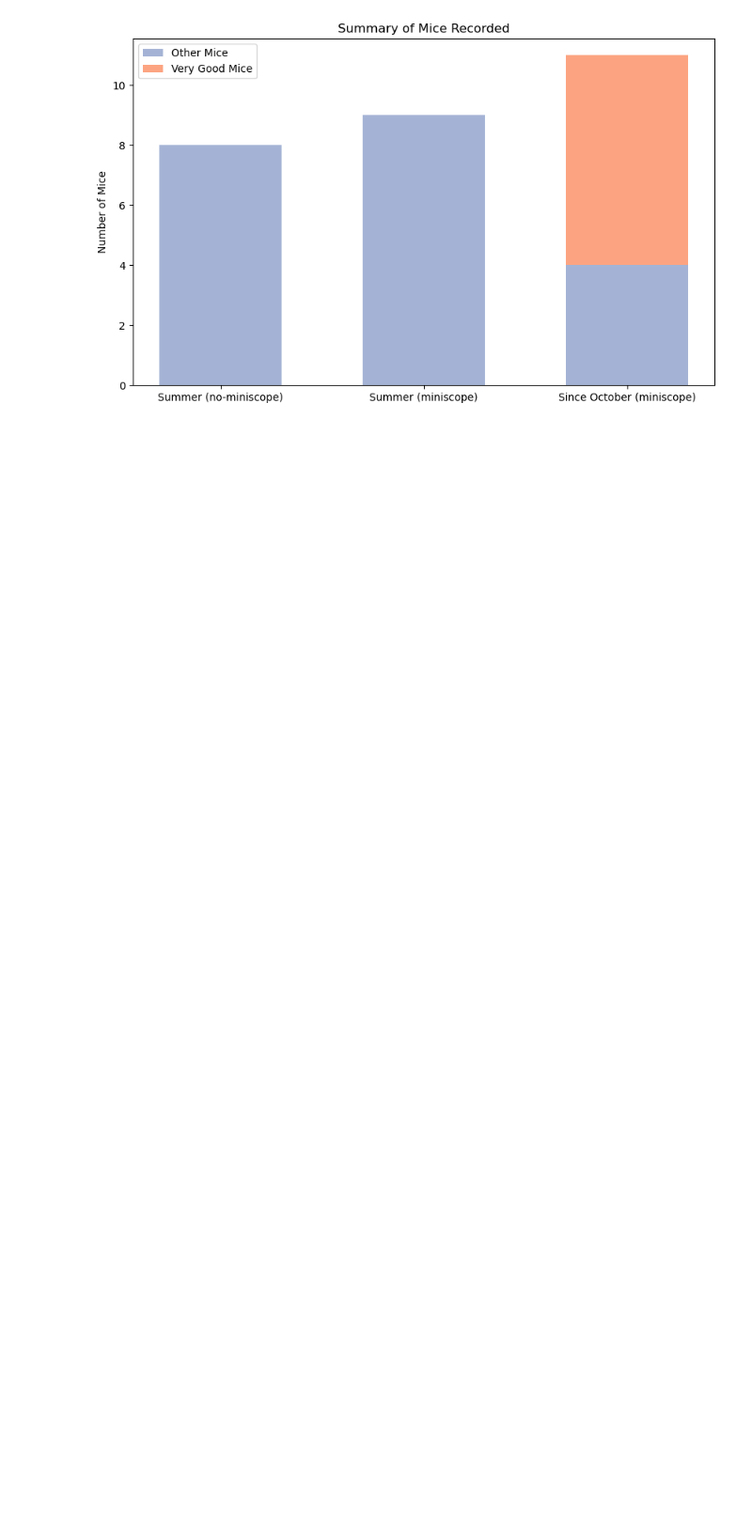
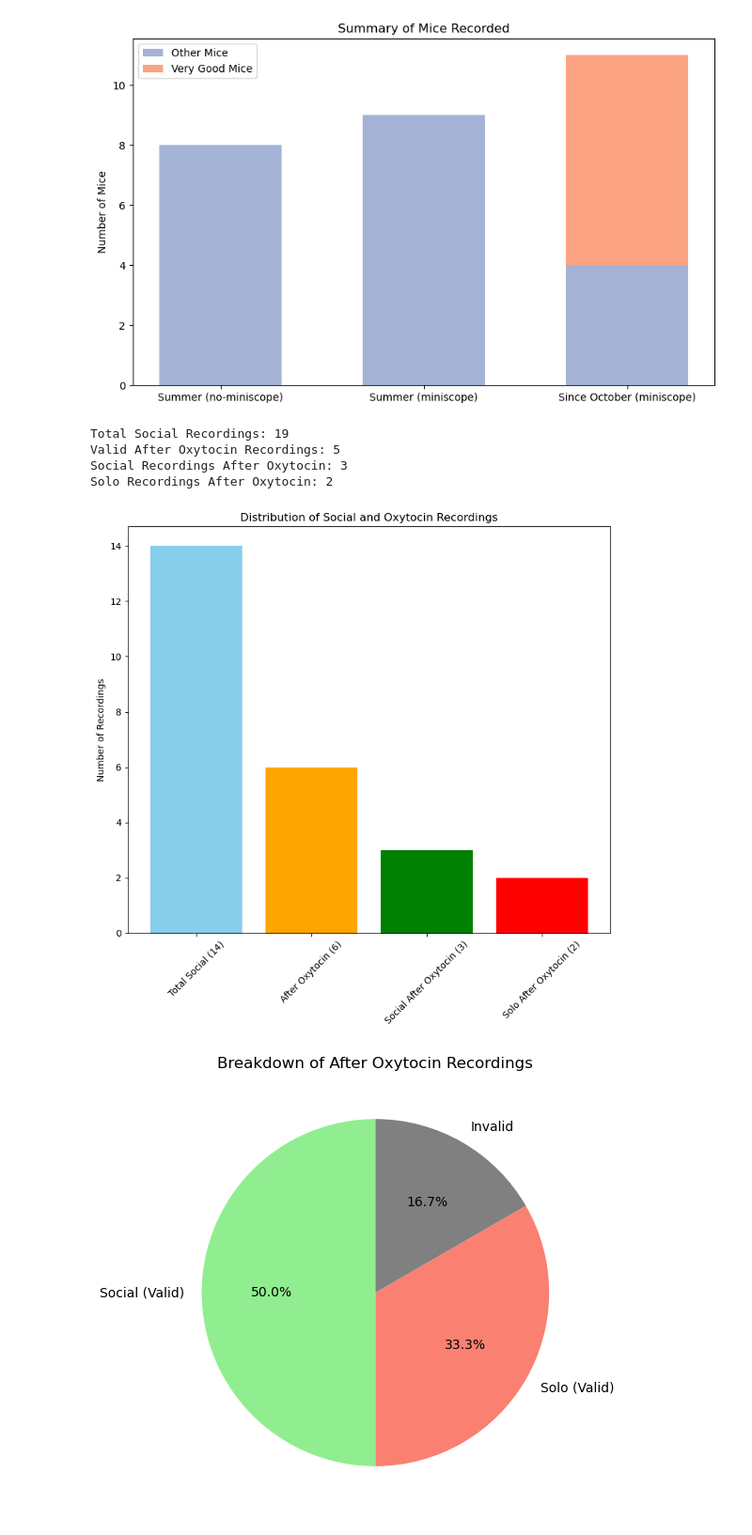
Before and after one commit to gadsfly/BBOP, a Jupyter notebook: useful_files/sum_rec_time/sum_rec.ipynb, the cells around one changed output. Shown at 94% size. Cells and saved outputs as stored; diff of their text form; code cells hidden in the pictures; blank space fills up the shorter version.

```diff
--- a/useful_files/sum_rec_time/sum_rec.ipynb
+++ b/useful_files/sum_rec_time/sum_rec.ipynb
@@ -447,3 +447,70 @@ plt.legend()
 plt.show()
 # %% [output]
 [figure]
+# %%
+import matplotlib.pyplot as plt
+import pandas as pd
+
+# Data structure based on your description
+data = {
+    "Type": ["Social"] * 14 + ["Social"] * 6,  # 14 Social, 6 After Oxytocin (1 invalid)
+    "Condition": ["Baseline"] * 14 + ["After Oxytocin"] * 6,
+    "Valid": [1] * 14 + [1, 1, 1, 1, 1, 0],  # Last oxytocin recording is invalid
+    "Details": ["Social"] * 14 + ["Social", "Solo", "Social", "Solo", "Social", "Invalid"],  # Breakdown of After Oxytocin
+}
+
+# Create a DataFrame
+df = pd.DataFrame(data)
+
+# Summaries
+total_social = df[(df["Type"] == "Social") & (df["Valid"] == 1)]
+after_oxytocin = df[(df["Condition"] == "After Oxytocin") & (df["Valid"] == 1)]
+social_after_oxytocin = after_oxytocin[after_oxytocin["Details"] == "Social"]
+solo_after_oxytocin = after_oxytocin[after_oxytocin["Details"] == "Solo"]
+
+print(f"Total Social Recordings: {len(total_social)}")
+print(f"Valid After Oxytocin Recordings: {len(after_oxytocin)}")
+print(f"Social Recordings After Oxytocin: {len(social_after_oxytocin)}")
+print(f"Solo Recordings After Oxytocin: {len(solo_after_oxytocin)}")
+
+# Visualization
+# 1. Venn Diagram-like Overlap
+fig, ax = plt.subplots(figsize=(8, 8))
+ax.bar(["Total Social (14)", "After Oxytocin (6)", "Social After Oxytocin (3)", "Solo After Oxytocin (2)"],
+       [14, 6, 3, 2], color=["skyblue", "orange", "green", "red"])
+ax.set_title("Distribution of Social and Oxytocin Recordings")
+ax.set_ylabel("Number of Recordings")
+plt.xticks(rotation=45)
+plt.tight_layout()
+plt.show()
+
+# 2. Pie Chart: Breakdown of After Oxytocin Recordings
+labels = ["Social (Valid)", "Solo (Valid)", "Invalid"]
+sizes = [len(social_after_oxytocin), len(solo_after_oxytocin), 1]  # Based on data
+colors = ["lightgreen", "salmon", "gray"]
+plt.figure(figsize=(6, 6))
+plt.pie(sizes, labels=labels, autopct="%1.1f%%", startangle=90, colors=colors)
+plt.title("Breakdown of After Oxytocin Recordings")
+plt.show()
+
+# 3. Summary Table Plot (Optional)
+summary = pd.DataFrame({
+    "Category": ["Total Social", "After Oxytocin", "Social After Oxytocin", "Solo After Oxytocin", "Invalid"],
+    "Count": [len(total_social), len(after_oxytocin), len(social_after_oxytocin), len(solo_after_oxytocin), 1],
+})
+fig, ax = plt.subplots(figsize=(6, 3))
+ax.axis('tight')
+ax.axis('off')
+table = ax.table(cellText=summary.values, colLabels=summary.columns, cellLoc='center', loc='center')
+table.auto_set_font_size(False)
+table.set_fontsize(10)
+table.auto_set_column_width(col=list(range(len(summary.columns))))
+plt.title("Summary of Recordings")
+plt.show()
+# %% [output]
+Total Social Recordings: 19
+Valid After Oxytocin Recordings: 5
+Social Recordings After Oxytocin: 3
+Solo Recordings After Oxytocin: 2
+[figure, added]
+[figure, added]
```
Also changed, not shown: parts of 2 cells of this notebook, 7 other files.
